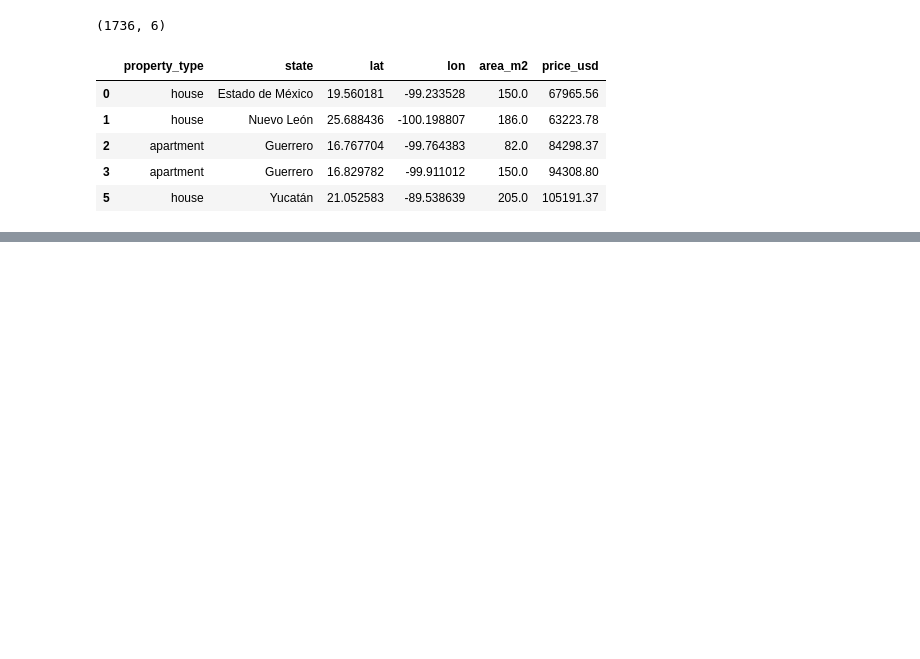
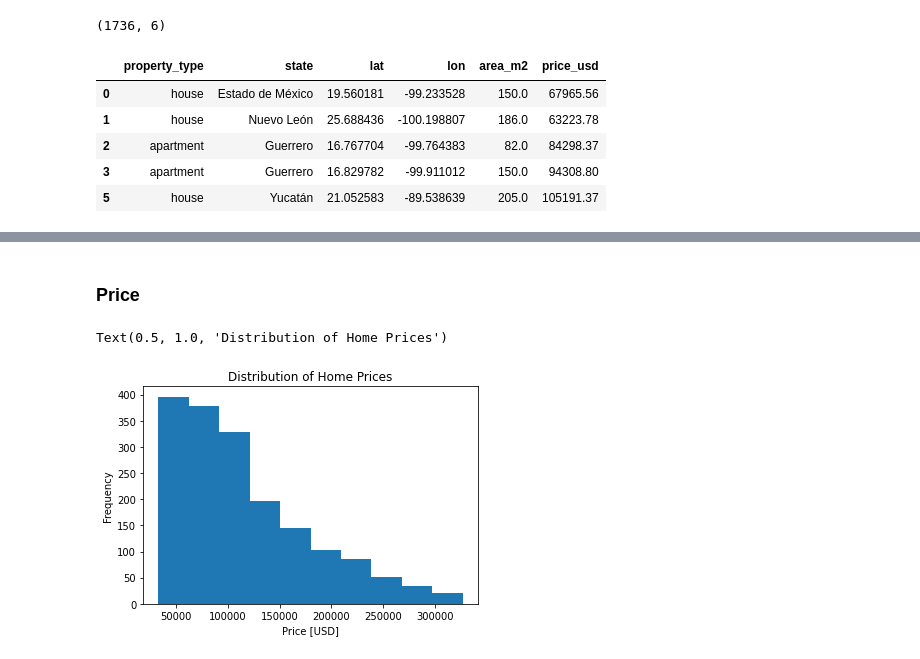
Before and after one commit to nolanspecter/data_science_projects, a Jupyter notebook: Housing in Mexico/housing_in_mexico.ipynb, the cells around one changed output, grey strips where cells are left out. Cells and saved outputs as stored; diff of their text form; code cells hidden in the pictures; blank space fills up the shorter version.

```diff
--- a/Housing in Mexico/housing_in_mexico.ipynb
+++ b/Housing in Mexico/housing_in_mexico.ipynb
@@ -187,0 +253,10 @@ df.to_csv('./data/mexico-real-estate-clean.csv', index = False)
+# %% [markdown]
+### Price
+# %%
+plt.hist(x=df['price_usd'])
+plt.xlabel('Price [USD]')
+plt.ylabel('Frequency')
+plt.title('Distribution of Home Prices')
+# %% [output]
+Text(0.5, 1.0, 'Distribution of Home Prices')
+[figure, added]
```
Also changed, not shown: parts of 12 cells of this notebook.
